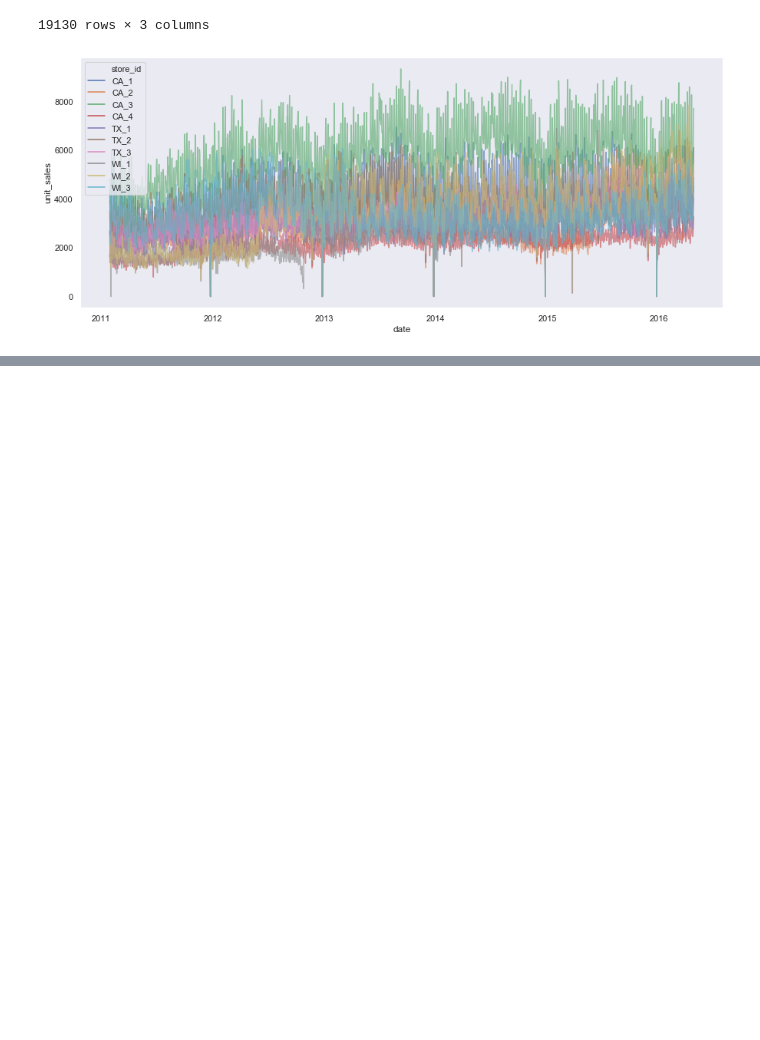
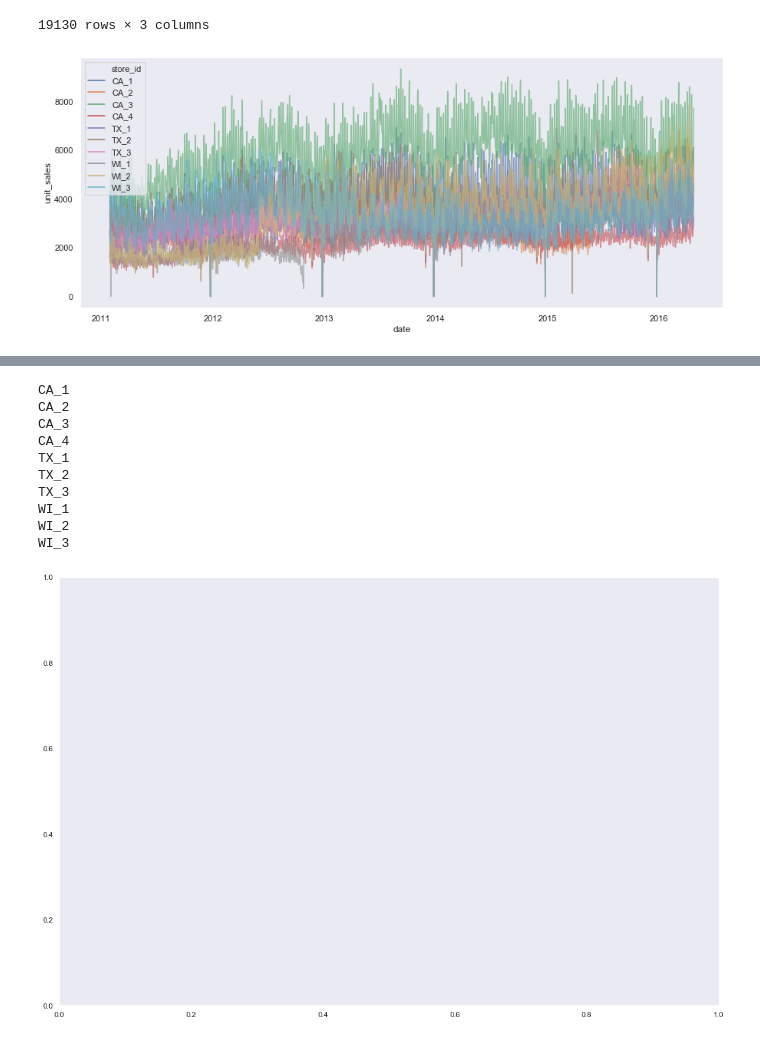
Before and after one commit to cpglenn/m5-forecasting-accuracy, a Jupyter notebook: master.ipynb, the cells around one changed output, grey strips where cells are left out. Saved outputs shown, nothing was run; the diff lists cells and outputs as text; code cells hidden in the pictures; blank space fills up the shorter version.

```diff
--- a/master.ipynb
+++ b/master.ipynb
@@ -139,0 +208,27 @@ TypeError: unsupported operand type(s) for *: 'Timestamp' and 'float'
+# %%
+year_month_day_of_week = master
+year_month_day_of_week['year'] = master['date'].dt.year
+year_month_day_of_week['month'] = master['date'].dt.month_name()
+year_month_day_of_week['day_name'] = master['date'].dt.day_name()
+year_month_day_of_week = master.groupby(['year', 'month', 'day_name', 'store_id'], as_index=False)['unit_sales'].agg('sum')
+# %%
+fig_dims = (18, 12)
+fig, ax = plt.subplots(figsize=fig_dims)
+stores = list(year_month_day_of_week['store_id'].unique())
+
+for store in stores:
+    print(store)
+#sns.heatmap(year_month_day_of_week['month'], year_month_day_of_week['day_name'])
+#sns.heatmap(year_month_day_of_week, ax=ax)
+# %% [output]
+CA_1
+CA_2
+CA_3
+CA_4
+TX_1
+TX_2
+TX_3
+WI_1
+WI_2
+WI_3
+[figure, added]
```
Also changed, not shown: parts of 10 cells of this notebook, 2 other files.
